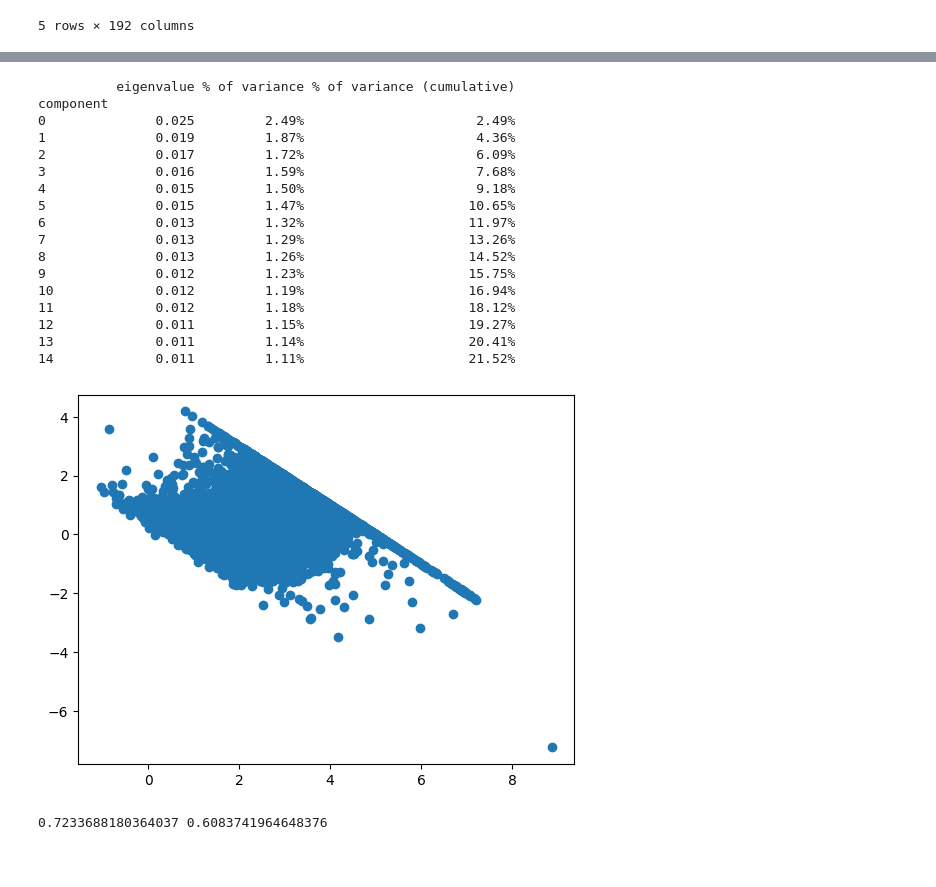
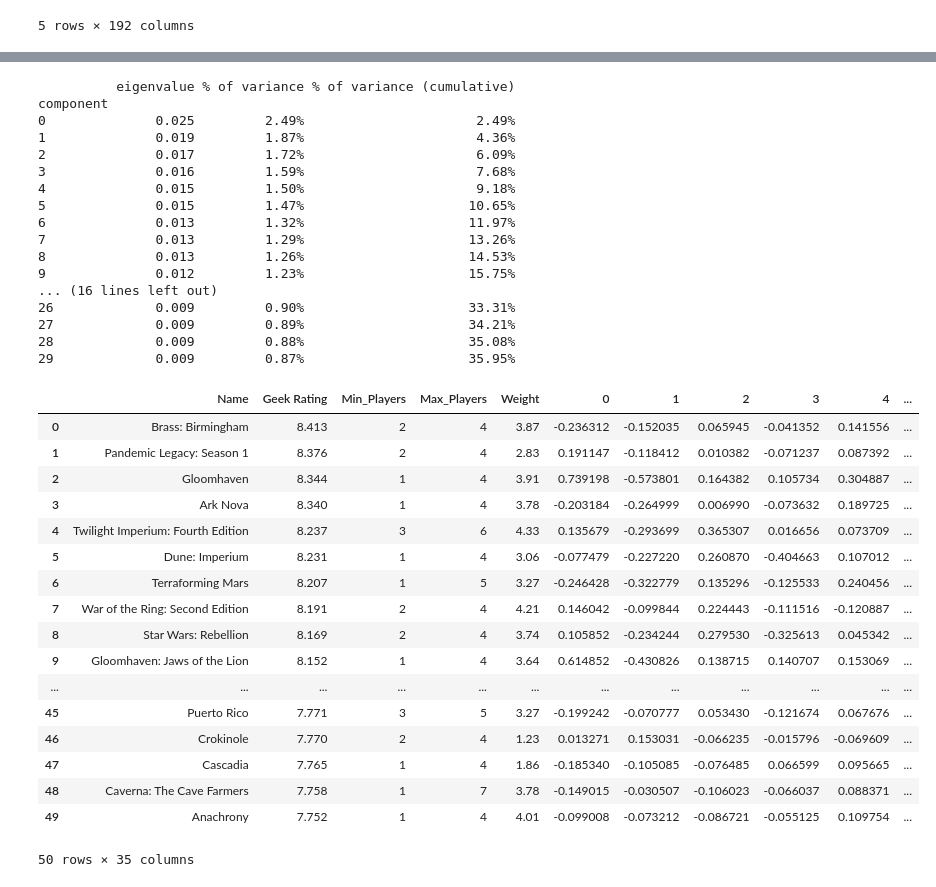
Before and after one commit to JonathanGalvanB/board-games, a Jupyter notebook: Google_Modelo_V1.ipynb, the cells around one changed output, grey strips where cells are left out. Drawn from its saved outputs; the diff is of its cells as text; code cells hidden in the pictures; blank space fills up the shorter version.

```diff
--- a/Google_Modelo_V1.ipynb
+++ b/Google_Modelo_V1.ipynb
@@ -27,15 +27,16 @@ df.head()
 | 4 | Twilight Imperium: Fourth Edition | 8.237 | 3 | 6 | 4.33 | 0 | 0 | 0 | 0 | ... |
 5 rows × 192 columns
 # %%
-import prince  # MCA library
+#MCA Library
+import prince
 
 #Number of reduced factors
-N = 15
+N = 30
 
 mca = prince.MCA(n_components = N, random_state = 105)
 mca.fit(df.iloc[:, 5:])
 
 df_mca = mca.transform(df.iloc[:, 5:])
 
-print(df_mca)
+print(df_mca.head())
 # %% [output]
@@ -73,19 +74,34 @@ component
 5              0.015         1.47%                     10.65%
 6              0.013         1.32%                     11.97%
 7              0.013         1.29%                     13.26%
-8              0.013         1.26%                     14.52%
+8              0.013         1.26%                     14.53%
 9              0.012         1.23%                     15.75%
-10             0.012         1.19%                     16.94%
-11             0.012         1.18%                     18.12%
-12             0.011         1.15%                     19.27%
-13             0.011         1.14%                     20.41%
-14             0.011         1.11%                     21.52%
+... (16 lines left out)
+26             0.009         0.90%                     33.31%
+27             0.009         0.89%                     34.21%
+28             0.009         0.88%                     35.08%
+29             0.009         0.87%                     35.95%
-# %%
-def metric(game1, game2):
-    dist = 0
-    if game1['Min_players']!= game1['Min_players']:
-      return float('inf')
-    else:
-# %% [output]
-[figure, removed]
-0.7233688180364037 0.6083741964648376
+# %%
+DF = df.drop(df.columns[5:], axis = 1)
+DF = pd.concat([DF, df_mca], axis = 1)
+
+DF.head(50)
+# %% [output]
+|  | Name | Geek Rating | Min_Players | Max_Players | Weight | 0 | 1 | 2 | 3 | 4 | ... |
+| 0 | Brass: Birmingham | 8.413 | 2 | 4 | 3.87 | -0.236312 | -0.152035 | 0.065945 | -0.041352 | 0.141556 | ... |
+| 1 | Pandemic Legacy: Season 1 | 8.376 | 2 | 4 | 2.83 | 0.191147 | -0.118412 | 0.010382 | -0.071237 | 0.087392 | ... |
+| 2 | Gloomhaven | 8.344 | 1 | 4 | 3.91 | 0.739198 | -0.573801 | 0.164382 | 0.105734 | 0.304887 | ... |
+| 3 | Ark Nova | 8.340 | 1 | 4 | 3.78 | -0.203184 | -0.264999 | 0.006990 | -0.073632 | 0.189725 | ... |
+| 4 | Twilight Imperium: Fourth Edition | 8.237 | 3 | 6 | 4.33 | 0.135679 | -0.293699 | 0.365307 | 0.016656 | 0.073709 | ... |
+| 5 | Dune: Imperium | 8.231 | 1 | 4 | 3.06 | -0.077479 | -0.227220 | 0.260870 | -0.404663 | 0.107012 | ... |
+| 6 | Terraforming Mars | 8.207 | 1 | 5 | 3.27 | -0.246428 | -0.322779 | 0.135296 | -0.125533 | 0.240456 | ... |
+| 7 | War of the Ring: Second Edition | 8.191 | 2 | 4 | 4.21 | 0.146042 | -0.099844 | 0.224443 | -0.111516 | -0.120887 | ... |
+| 8 | Star Wars: Rebellion | 8.169 | 2 | 4 | 3.74 | 0.105852 | -0.234244 | 0.279530 | -0.325613 | 0.045342 | ... |
+| 9 | Gloomhaven: Jaws of the Lion | 8.152 | 1 | 4 | 3.64 | 0.614852 | -0.430826 | 0.138715 | 0.140707 | 0.153069 | ... |
+| ... | ... | ... | ... | ... | ... | ... | ... | ... | ... | ... | ... |
+| 45 | Puerto Rico | 7.771 | 3 | 5 | 3.27 | -0.199242 | -0.070777 | 0.053430 | -0.121674 | 0.067676 | ... |
+| 46 | Crokinole | 7.770 | 2 | 4 | 1.23 | 0.013271 | 0.153031 | -0.066235 | -0.015796 | -0.069609 | ... |
+| 47 | Cascadia | 7.765 | 1 | 4 | 1.86 | -0.185340 | -0.105085 | -0.076485 | 0.066599 | 0.095665 | ... |
+| 48 | Caverna: The Cave Farmers | 7.758 | 1 | 7 | 3.78 | -0.149015 | -0.030507 | -0.106023 | -0.066037 | 0.088371 | ... |
+| 49 | Anachrony | 7.752 | 1 | 4 | 4.01 | -0.099008 | -0.073212 | -0.086721 | -0.055125 | 0.109754 | ... |
+50 rows × 35 columns
```
Also changed, not shown: parts of 3 cells of this notebook.
